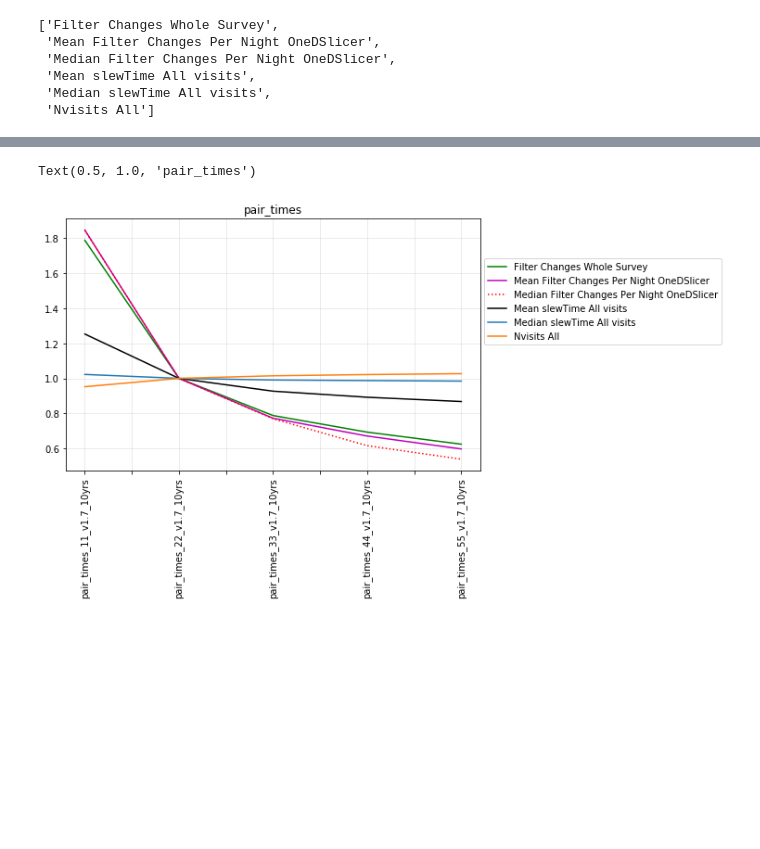
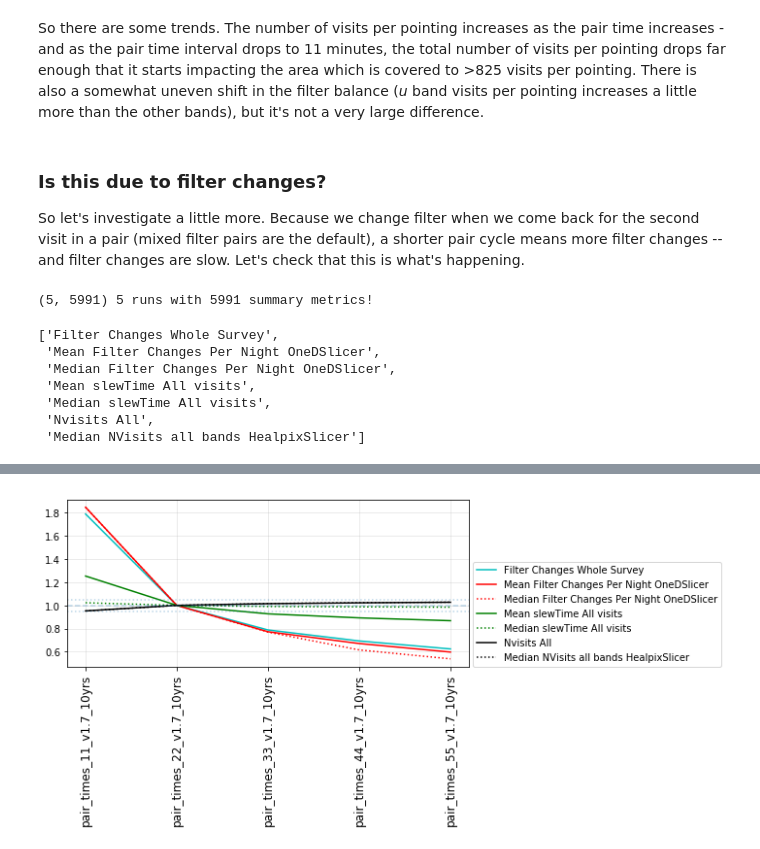
Before and after one commit to lsst-pst/survey_strategy, a Jupyter notebook: fbs_1.7/Demo_FamilyInfo.ipynb, the cells around one changed output, grey strips where cells are left out. Drawn from its saved outputs; the diff is of its cells as text; code cells hidden in the pictures; blank space fills up the shorter version.

Commit message:
Update notebooks, add metrics dicts

```diff
--- a/fbs_1.7/Demo_FamilyInfo.ipynb
+++ b/fbs_1.7/Demo_FamilyInfo.ipynb
@@ -73,0 +35,3 @@ d
+# %%
+# Choose our family to investigate
+f = 'pair_times'
@@ -73,0 +68,7 @@ d
+# %%
+# We can quickly plot this using some of the functions in the run_infos file:
+# First normalize the data frame (for an easier to read plot) to a good comparison point:
+comparison_run = families.family_baseline[f]
+print(comparison_run)
+d = ri.norm_df(areaVisits, comparison_run)
+d
@@ -74,12 +88,26 @@ d
+# %% [markdown]
+So there are some trends. The number of visits per pointing increases as the pair time increases - and as the pair time interval drops to 11 minutes, the total number of visits per pointing drops far enough that it starts impacting the area which is covered to >825 visits per pointing.
+There is also a somewhat uneven shift in the filter balance (*u* band visits per pointing increases a little more than the other bands), but it's not a very large difference.
+# %% [markdown]
+### Is this due to filter changes?
+
+So let's investigate a little more. Because we change filter when we come back for the second visit in a pair (mixed filter pairs are the default), a shorter pair cycle means more filter changes -- and filter changes are slow.
+Let's check that this is what's happening.
+# %%
+# First let's pull out all the metrics from the summary statistics for these runs (this is a lot)
+# we can then use this to get the names of the metrics we want (if we didn't know them already).
+
+d = families.summaries.loc[families.family[f]]
+print(d.shape, '5 runs with 5991 summary metrics!')
+# %% [output]
+(5, 5991) 5 runs with 5991 summary metrics!
 # %%
-# There are a lot of metrics .. so
-
 # Pull out the filter change metric summaries -- we can see above that the number of visits increases.
 metrics = [m for m in d.keys() if 'Filter' in m and ("Whole" in m or "Mean" in m or "Median" in m)]
 # and slew times
 metrics += [m for m in d.keys() if 'slewTime' in m and ('Mean' in m or 'Median' in m)]
-# Pull out the number of visits metric
-metrics += ['Nvisits All']
+# Pull out the number of visits metric (whole survey and per pointing)
+metrics += ['Nvisits All', 'Median NVisits all bands HealpixSlicer']
 metrics
 # %% [output]
 ['Filter Changes Whole Survey',
@@ -87,7 +115,8 @@ metrics
  'Median Filter Changes Per Night OneDSlicer',
  'Mean slewTime All visits',
  'Median slewTime All visits',
- 'Nvisits All']
+ 'Nvisits All',
+ 'Median NVisits all bands HealpixSlicer']
 # %%
 # Now we can look at just the columns with the metrics we're interested in:
 d[metrics]
@@ -98,15 +127,11 @@ d[metrics]
 | pair_times_33_v1.7_10yrs | 30071.0 | 9.751065 | 10.0 | 7.758801 | ... |
 | pair_times_44_v1.7_10yrs | 26452.0 | 8.465554 | 8.0 | 7.468467 | ... |
 | pair_times_55_v1.7_10yrs | 23824.0 | 7.534446 | 7.0 | 7.263802 | ... |
-# %%
-# And even normalize them by the reference run and plot them!
-
-normdf = d[metrics]/d[metrics].loc[families.family_baseline[key]]
-normdf.plot(figsize=(8, 5), style=['g-', 'm-', 'r:', 'k-'])
-plt.legend(loc=(1.01, 0.5))
-plt.xticks(rotation='vertical')
-plt.grid(True, alpha=0.3)
-plt.title(f"{key}")
-# %% [output]
-Text(0.5, 1.0, 'pair_times')
-[figure, removed]
+# %%
+# We can then normalize these and plot them too
+
+normdf = ri.norm_df(d[metrics], comparison_run)
+
+ri.plot(normdf, style=['c-', 'r-', 'r:', 'g-', 'g:', 'k-', 'k:'])
+# %% [output]
+[figure, added]
```
Also changed, not shown: parts of 39 cells of this notebook, 3 other files.
